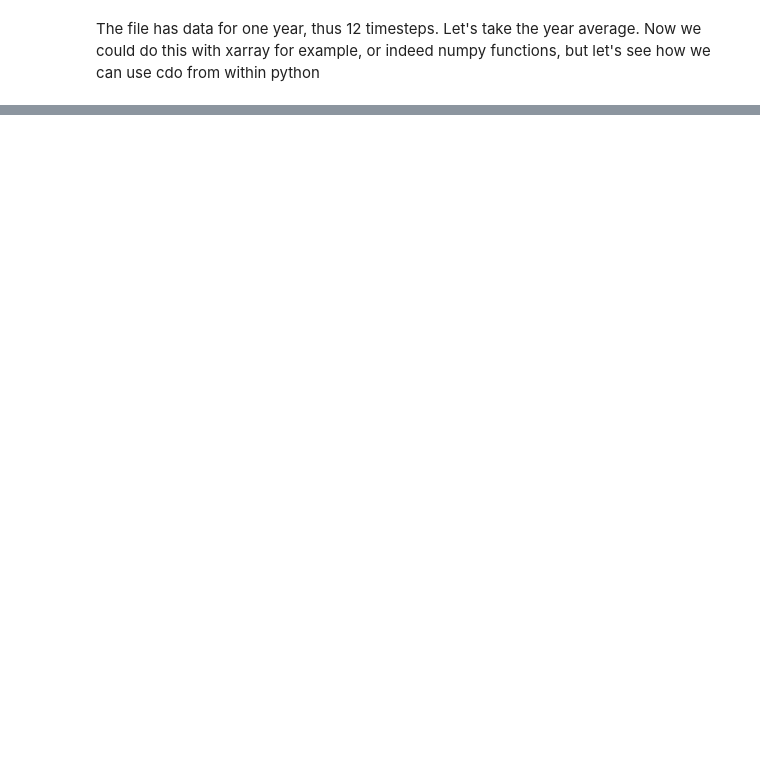
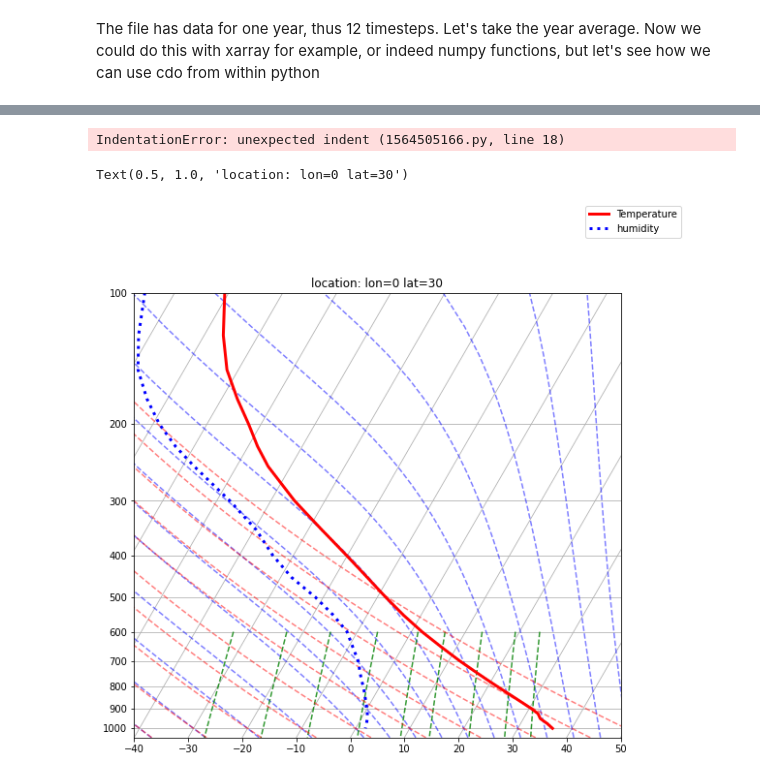
Before and after one commit to llvillanueva/TPA_DIPLOMA_LABS, a Jupyter notebook: notebooks/Today's climate.ipynb, the cells around one changed output, grey strips where cells are left out. Saved outputs shown, nothing was run; the diff lists cells and outputs as text; code cells hidden in the pictures; blank space fills up the shorter version.

```diff
--- a/notebooks/Today's climate.ipynb
+++ b/notebooks/Today's climate.ipynb
@@ -69,0 +118,58 @@ def make_plot(fld,title)
+# %%
+file_plevs='/Users/tompkins/TEACHING/DATA/tq_plevs.nc'
+plevs=[ '1', '2', '3',
+            '5', '7', '10',
+            '20', '30', '50',
+            '70', '100', '125',
+            '150', '175', '200',
+            '225', '250', '300',
+            '350', '400', '450',
+            '500', '550', '600',
+            '650', '700', '750',
+            '775', '800', '825',
+            '850', '875', '900',
+            '925', '950', '975',
+            '1000']
+plevs = units.Quantity(plevs,"hPa")
+# %%
+c = cdsapi.Client()
+
+c.retrieve(
+    'reanalysis-era5-pressure-levels-monthly-means',
+    {
+        'product_type': 'monthly_averaged_reanalysis',
+        'variable': [
+            'specific_humidity', 'temperature',
+        ],
+        'pressure_level': plevs,
+        'year': '2020',
+        'month': '06',
+        'time': '00:00',
+        'format': 'netcdf',
+    },
+    file_plevs)
+# %% [output]
+IndentationError: unexpected indent (1564505166.py, line 18)
+# %%
+ds=xr.open_dataset(file_plevs)
+lon=0
+lat=30
+temp=ds["t"].sel(longitude=lon, latitude=lat, method="nearest")
+qv=ds["q"].sel(longitude=lon, latitude=lat, method="nearest")
+Td=dewpoint_from_specific_humidity(temp.level, temp[0,:], qv[0,:])
+
+temp-=273.15
+fig=plt.figure(figsize=(9, 9))
+skew=SkewT(fig)
+skew.plot_moist_adiabats()
+
+#plevs = units.Quantity(plevs,"hPa")
+skew.plot_mixing_lines()
+skew.plot_dry_adiabats()
+skew.plot(temp.level,temp[0,:],'r',linestyle='-', linewidth=3, label='Temperature')
+skew.plot(Td.level,Td,'blue',linestyle=':', linewidth=3, label='humidity')
+fig.legend()
+plt.title("location: lon="+str(lon)+" lat="+str(lat))
+# %% [output]
+Text(0.5, 1.0, 'location: lon=0 lat=30')
+[figure, added]
```
Also changed, not shown: parts of 12 cells of this notebook, 2 other files.
